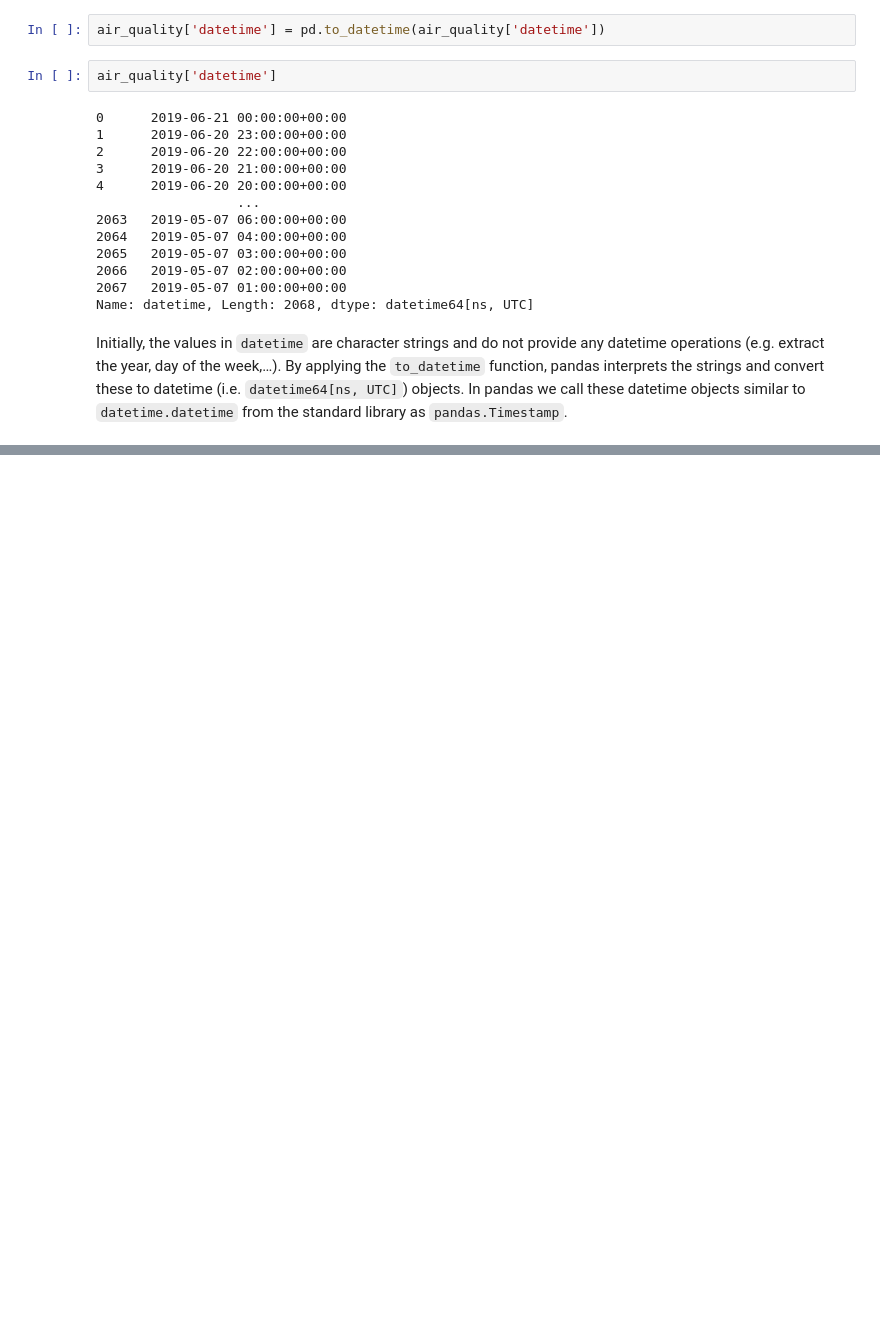
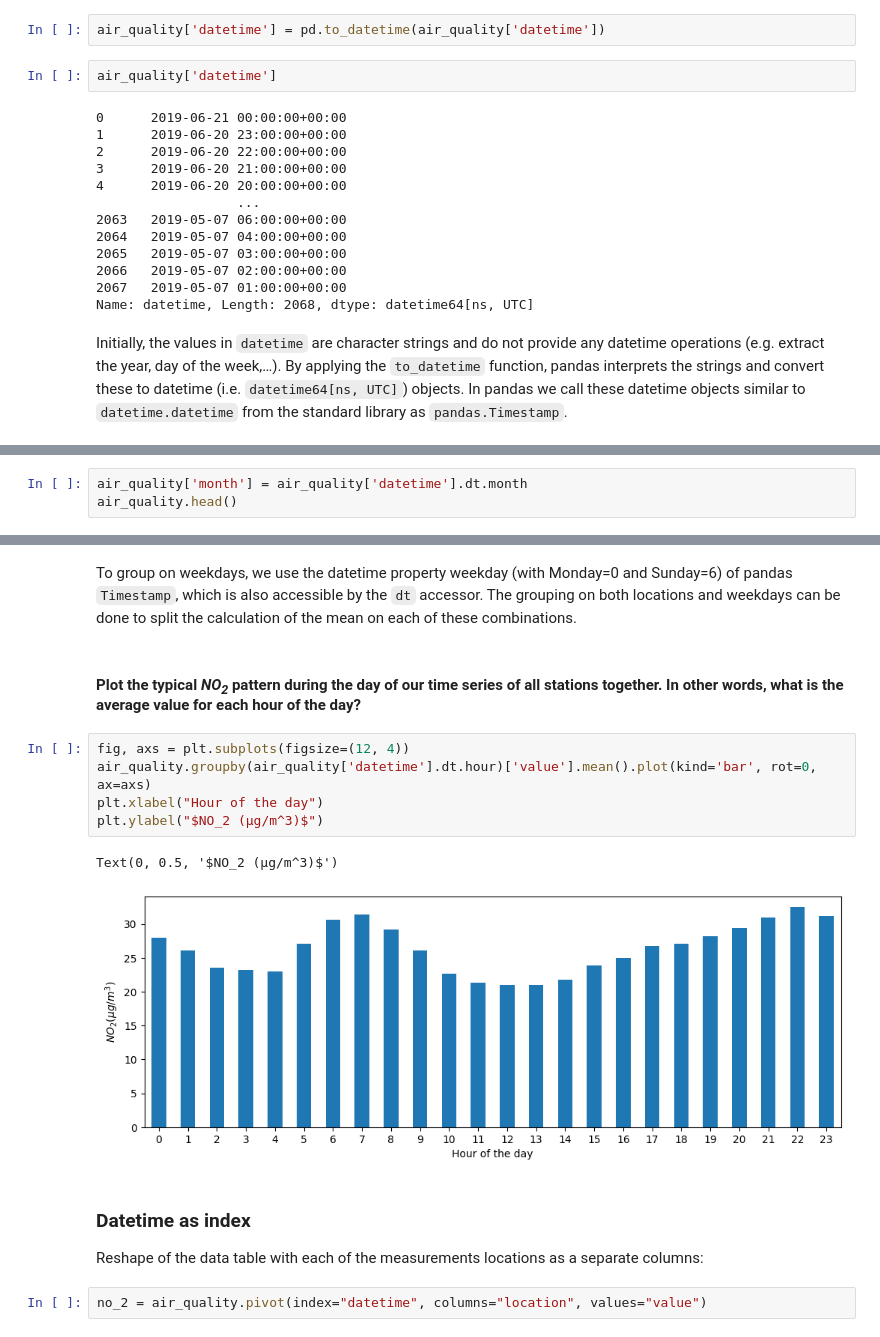
Before and after one commit to deaxparadox/ArtOfAI, a Jupyter notebook: 101-baisc-libraries/104-pandas/109-how-to-handle-time-series-data-with-ease.ipynb, the cells around one changed output, grey strips where cells are left out. Cells and saved outputs as stored; diff of their text form; blank space fills up the shorter version.

Commit message:
handling time series data

```diff
--- a/101-baisc-libraries/104-pandas/109-how-to-handle-time-series-data-with-ease.ipynb
+++ b/101-baisc-libraries/104-pandas/109-how-to-handle-time-series-data-with-ease.ipynb
@@ -64,0 +88,3 @@ Initially, the values in `datetime` are character strings and do not provide any
+# %%
+air_quality['month'] = air_quality['datetime'].dt.month
+air_quality.head()
@@ -64,0 +124,18 @@ Initially, the values in `datetime` are character strings and do not provide any
+# %% [markdown]
+To group on weekdays, we use the datetime property weekday (with Monday=0 and Sunday=6) of pandas `Timestamp`, which is also accessible by the `dt` accessor. The grouping on both locations and weekdays can be done to split the calculation of the mean on each of these combinations.
+# %% [markdown]
+#### Plot the typical *NO<sub>2</sub>* pattern during  the day of our time series of all stations together. In other words, what is the average value for each hour of the day?
+# %%
+fig, axs = plt.subplots(figsize=(12, 4))
+air_quality.groupby(air_quality['datetime'].dt.hour)['value'].mean().plot(kind='bar', rot=0, ax=axs)
+plt.xlabel("Hour of the day")
+plt.ylabel("$NO_2 (µg/m^3)$")
+# %% [output]
+Text(0, 0.5, '$NO_2 (µg/m^3)$')
+[figure, added]
+# %% [markdown]
+### Datetime as index
+
+Reshape of the data table with each of the measurements locations as a separate columns:
+# %%
+no_2 = air_quality.pivot(index="datetime", columns="location", values="value")
```
Also changed, not shown: parts of 27 cells of this notebook.
